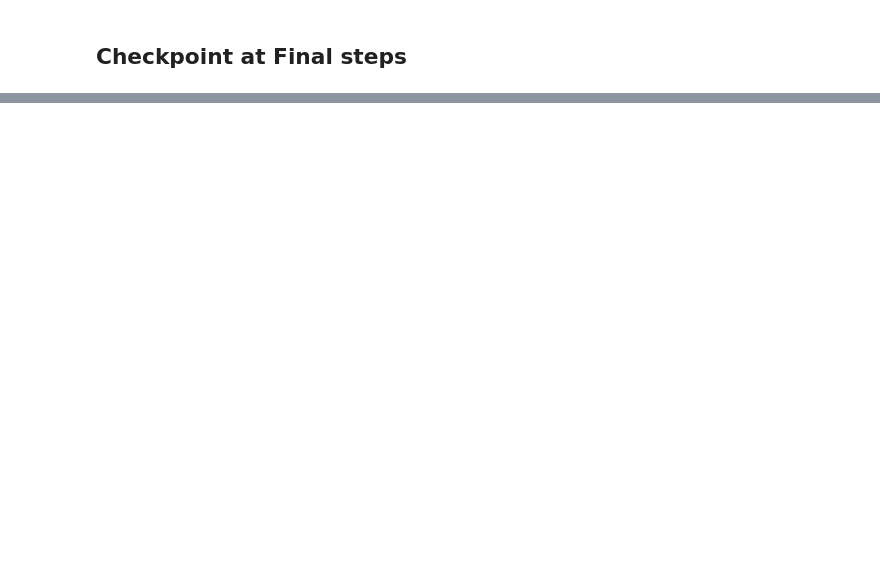
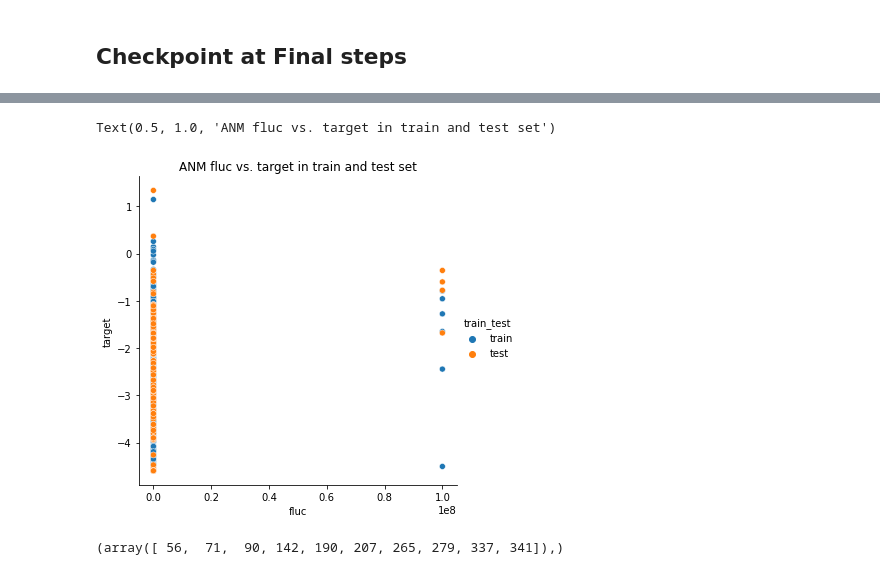
Before and after one commit to wusixer/dgl_graph_attention_network, a Jupyter notebook: notebooks/mei/bench.ipynb, the cells around one changed output, grey strips where cells are left out. Saved outputs shown, nothing was run; the diff lists cells and outputs as text; code cells hidden in the pictures; blank space fills up the shorter version.

```diff
--- a/notebooks/mei/bench.ipynb
+++ b/notebooks/mei/bench.ipynb
@@ -273,0 +303,6 @@ plot_performance(model_deepmpnn, train_graph, train_target, test_graph, test_tar
+# %%
+descriptor = pd.concat([train_linear.reset_index(drop=True), test_linear.reset_index(drop=True)], axis=0)
+target = pd.concat([pd.Series(train_target), pd.Series(test_target)], axis=0)
+train_test = pd.Series(["train"]*train_linear.shape[0] + ['test']* test_linear.shape[0])
+scatter_df = pd.DataFrame({'fluc': descriptor['fluc'].tolist(), 'target': target.tolist(), 'train_test': train_test.tolist()})
+scatter_df.shape
@@ -273,0 +320,10 @@ plot_performance(model_deepmpnn, train_graph, train_target, test_graph, test_tar
+# %%
+sns.relplot(x="fluc", y="target",hue="train_test", data=scatter_df)
+plt.title('ANM fluc vs. target in train and test set')
+# %% [output]
+Text(0.5, 1.0, 'ANM fluc vs. target in train and test set')
+[figure, added]
+# %%
+np.where(scatter_df['fluc']==100000000)
+# %% [output]
+(array([ 56,  71,  90, 142, 190, 207, 265, 279, 337, 341]),)
```
Also changed, not shown: parts of 29 cells of this notebook, 9 other files.
